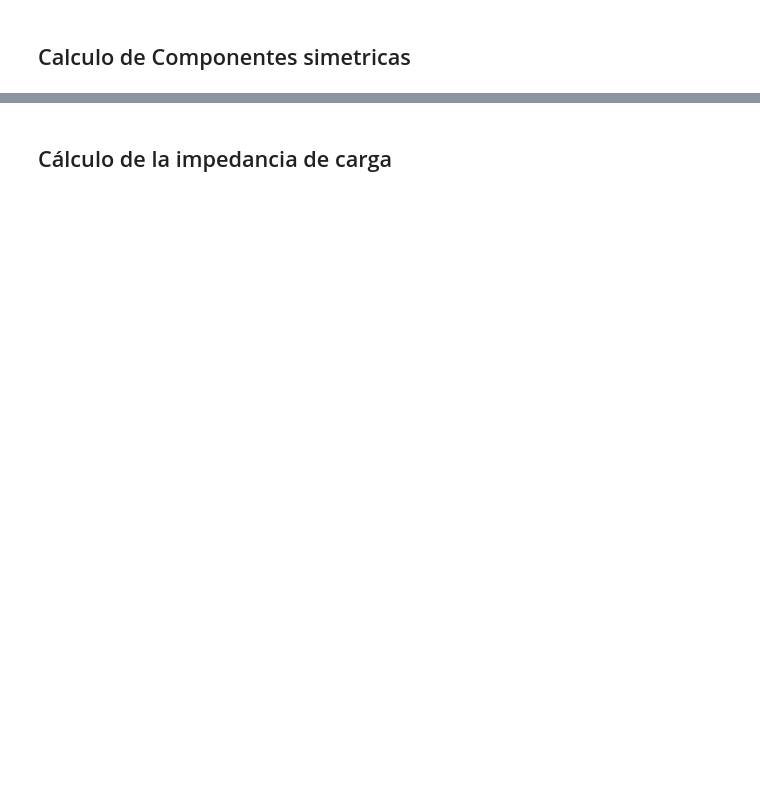
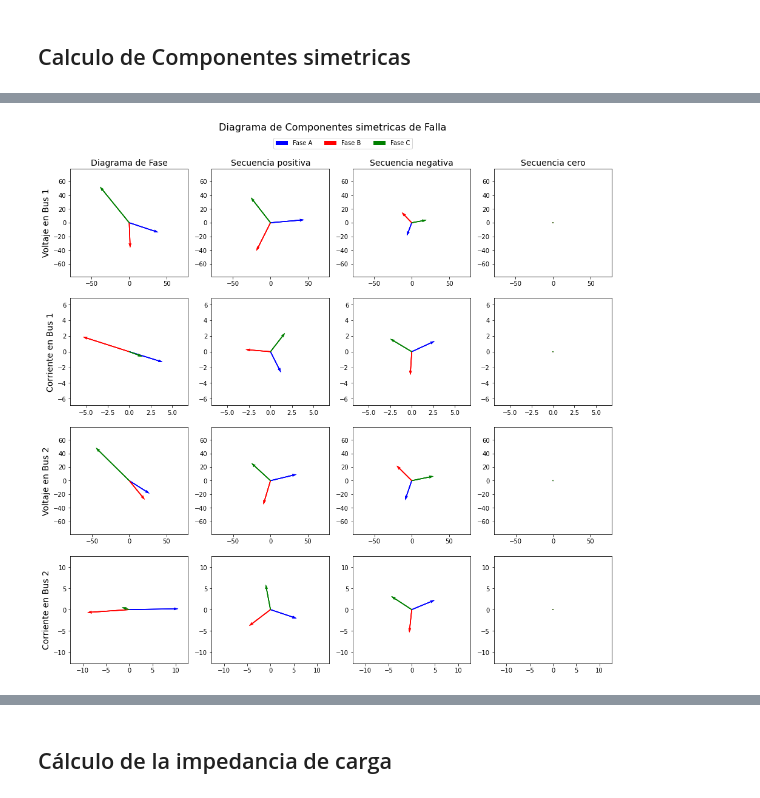
Before and after one commit to andresenrique08/Virtual_Relay_Course, a Jupyter notebook: TC2/Test_DSP_mat.ipynb, the cells around one changed output, grey strips where cells are left out. Drawn from its saved outputs; the diff is of its cells as text; code cells hidden in the pictures; blank space fills up the shorter version.

```diff
--- a/TC2/Test_DSP_mat.ipynb
+++ b/TC2/Test_DSP_mat.ipynb
@@ -585,0 +670,85 @@ print(ph_pre)
+# %%
+# Calculo de secuencias de  prefalla
+V_seq_falla = np.empty(([6,4]), dtype=complex)
+c = 0
+for i in range(2):
+    for j in range(3):
+        V_seq_falla[c,0] =  ph_falla[i,j]
+        c = c +1
+    s0,s1,s2 = seq_general(V_seq_falla[i*3:i*3+3,0])
+    V_seq_falla[i*3:i*3+3,1] = seq_pos(s1)
+    V_seq_falla[i*3:i*3+3,2] = seq_pos(s2)
+    V_seq_falla[i*3:i*3+3,3] = [s0,s0,s0]
+
+I_seq_falla = np.empty(([6,4]), dtype=complex)
+c = 0
+for i in range(2):
+    for j in range(3):
+        I_seq_falla[c,0] =  ph_falla[i,j+3]
+        c = c + 1
+    s0,s1,s2 = seq_general(I_seq_falla[i*3:i*3+3,0])
+    I_seq_falla[i*3:i*3+3,1] = seq_pos(s1)
+    I_seq_falla[i*3:i*3+3,2] = seq_pos(s2)
+    I_seq_falla[i*3:i*3+3,3] = [s0,s0,s0]
+
+# Creando la figura
+f, axarr = plt.subplots(4, 4, figsize =(16, 15))
+f.suptitle('Diagrama de Componentes simetricas de Falla', y=0.95, fontsize=16)
+# Creando el punto de origen para los vectores
+
+x_pos = [0, 0,0]
+y_pos = [0, 0,0]
+cont1 = 0
+cont2 = 0
+label = ['Fase A', 'Fase B', 'Fase C']
+colors = ['b','r','g']
+n=0
+n1=0
+for i in range(4):
+    for k in range(3):
+        if (i%2)==0:
+            lim_axis_V = np.max([np.float(abs(V_seq_falla[0+3*n,0])), np.float(abs(V_seq_falla[1+3*n,0])),np.float(abs(V_seq_falla[2+3*n,0]))])
+            axarr[i,0].quiver(x_pos, y_pos, V_seq_falla[cont1,0].real , V_seq_falla[cont1,0].imag, angles='xy', scale_units = 'xy', scale=1, color=colors[k], label=label[k])
+            axarr[i,1].quiver(x_pos, y_pos, V_seq_falla[cont1,1].real , V_seq_falla[cont1,1].imag, angles='xy', scale_units = 'xy', scale=1, color=colors[k], label=label[k])
+            axarr[i,2].quiver(x_pos, y_pos, V_seq_falla[cont1,2].real , V_seq_falla[cont1,2].imag, angles='xy', scale_units = 'xy', scale=1, color=colors[k], label=label[k])
+            axarr[i,3].quiver(x_pos, y_pos, V_seq_falla[cont1,3].real , V_seq_falla[cont1,3].imag, angles='xy', scale_units = 'xy', scale=1, color=colors[k], label=label[k])
+            axarr[i,0].axis([-1.2*lim_axis_V, 1.2*lim_axis_V, -1.2*lim_axis_V, 1.2*lim_axis_V])
+            axarr[i,1].axis([-1.2*lim_axis_V, 1.2*lim_axis_V, -1.2*lim_axis_V, 1.2*lim_axis_V])
+            axarr[i,2].axis([-1.2*lim_axis_V, 1.2*lim_axis_V, -1.2*lim_axis_V, 1.2*lim_axis_V])
+            axarr[i,3].axis([-1.2*lim_axis_V, 1.2*lim_axis_V, -1.2*lim_axis_V, 1.2*lim_axis_V])
+            if i==0:
+                if cont1 < 3: cont1 = cont1+1
+                else: cont1=0
+            else:
+                n=1
+                if cont1 < 6: cont1 = cont1 + 1
+                else: cont1 = 3
+        else:
+            lim_axis_I = np.max([np.float(abs(I_seq_falla[0+3*n1,0])), np.float(abs(I_seq_falla[1+3*n1,0])),np.float(abs(I_seq_falla[2+3*n1,0]))])
+            axarr[i,0].quiver(x_pos, y_pos, I_seq_falla[cont2,0].real , I_seq_falla[cont2,0].imag, angles='xy', scale_units = 'xy', scale=1, color=colors[k], label=label[k])
+            axarr[i,1].quiver(x_pos, y_pos, I_seq_falla[cont2,1].real , I_seq_falla[cont2,1].imag, angles='xy', scale_units = 'xy', scale=1, color=colors[k], label=label[k])
+            axarr[i,2].quiver(x_pos, y_pos, I_seq_falla[cont2,2].real , I_seq_falla[cont2,2].imag, angles='xy', scale_units = 'xy', scale=1, color=colors[k], label=label[k])
+            axarr[i,3].quiver(x_pos, y_pos, I_seq_falla[cont2,3].real , I_seq_falla[cont2,3].imag, angles='xy', scale_units = 'xy', scale=1, color=colors[k], label=label[k])
+            axarr[i,0].axis([-1.2*lim_axis_I, 1.2*lim_axis_I, -1.2*lim_axis_I, 1.2*lim_axis_I])
+            axarr[i,1].axis([-1.2*lim_axis_I, 1.2*lim_axis_I, -1.2*lim_axis_I, 1.2*lim_axis_I])
+            axarr[i,2].axis([-1.2*lim_axis_I, 1.2*lim_axis_I, -1.2*lim_axis_I, 1.2*lim_axis_I])
+            axarr[i,3].axis([-1.2*lim_axis_I, 1.2*lim_axis_I, -1.2*lim_axis_I, 1.2*lim_axis_I])
+            if i==1:
+                if cont2 < 3: cont2 = cont2+1
+                else: cont2=0
+            else:
+                n1=1
+                if cont2 < 6: cont2 = cont2 + 1
+                else: cont2 = 3
+
+axarr[0,0].set_ylabel('Voltaje en Bus 1',fontsize=14)
+axarr[1,0].set_ylabel('Corriente en Bus 1',fontsize=14)
+axarr[2,0].set_ylabel('Voltaje en Bus 2',fontsize=14)
+axarr[3,0].set_ylabel('Corriente en Bus 2',fontsize=14)
+axarr[0,0].set_title('Diagrama de Fase',fontsize=14)
+axarr[0,1].set_title('Secuencia positiva',fontsize=14)
+axarr[0,2].set_title('Secuencia negativa',fontsize=14)
+axarr[0,3].set_title('Secuencia cero',fontsize=14)
+
+f.legend(axarr[0,0].get_children(), label, ncol=5, bbox_to_anchor=(0.54, 0.83))
+# %% [output]
@@ -586 +756,2 @@ print(ph_pre)
+[figure, added]
 # %%
```
Also changed, not shown: parts of 11 cells of this notebook, 2 other files.
